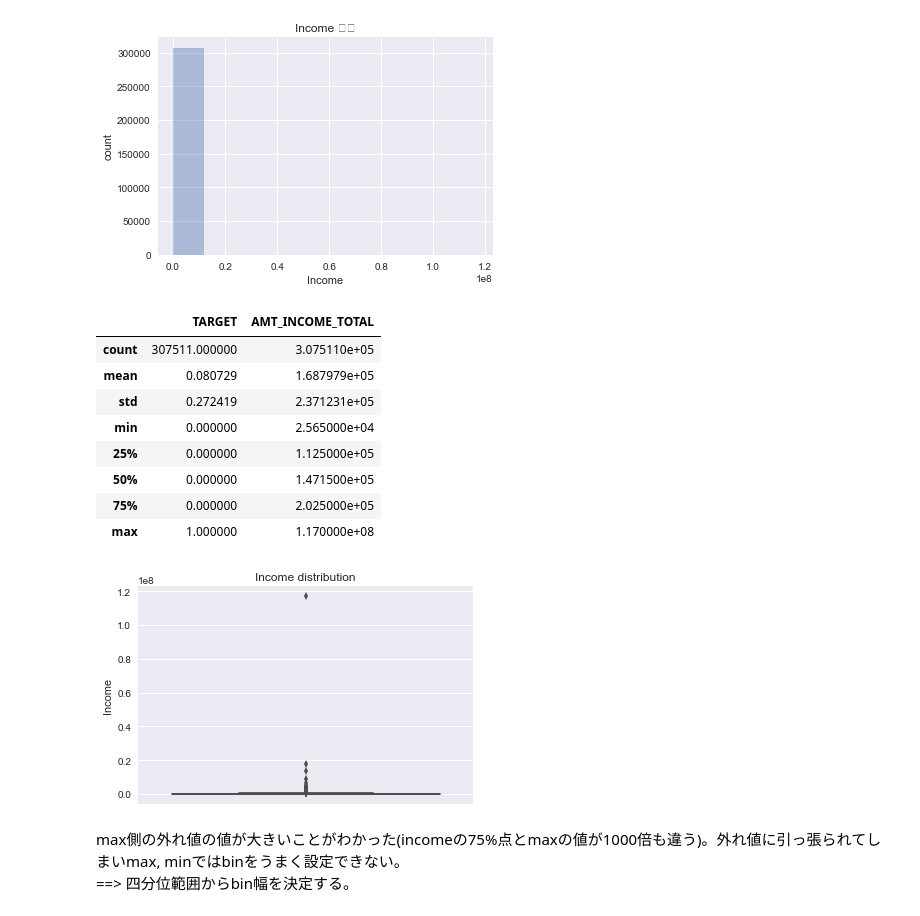
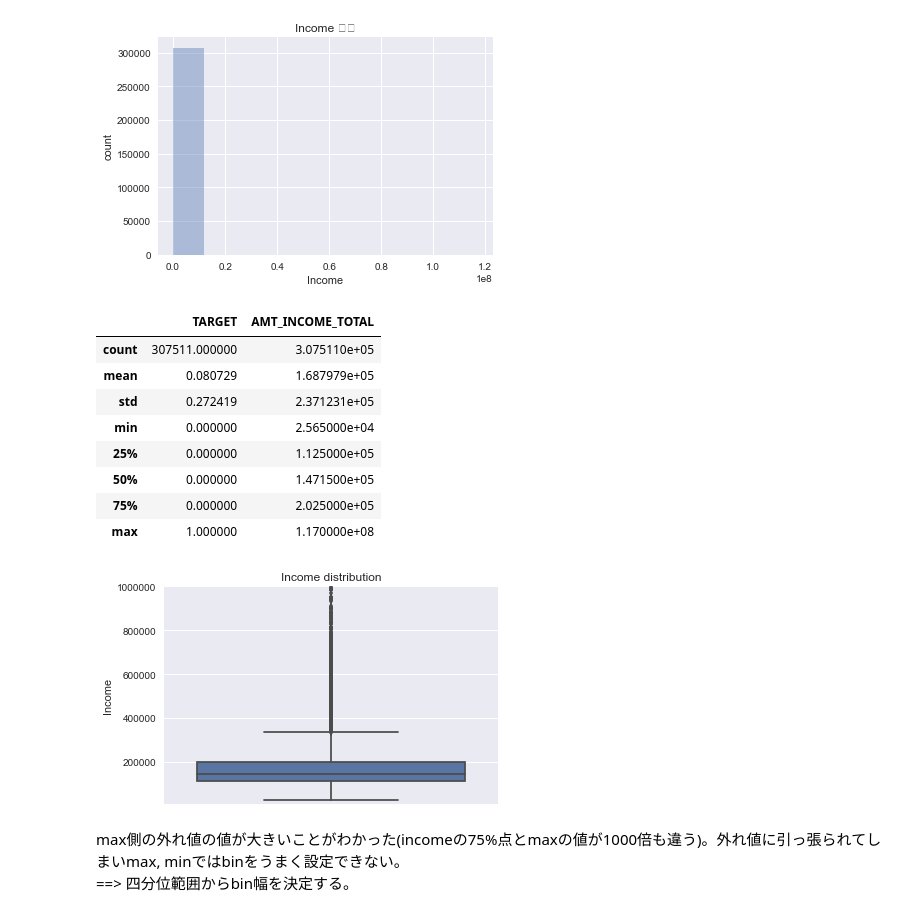
Before and after one commit to ns5849/diveintocode-ml, a Jupyter notebook: week3/week3-session1.ipynb, the cells around one changed output. Drawn from its saved outputs; the diff is of its cells as text; code cells hidden in the pictures.

```diff
--- a/week3/week3-session1.ipynb
+++ b/week3/week3-session1.ipynb
@@ -163,20 +163,21 @@ Max:117000000.0 Min:25650.0 Mean:168797.9
 # %%
 #sb.distplot(data_income.apply(np.log), kde=False, rug=False, bins=25)
 sb.boxplot(y='AMT_INCOME_TOTAL', data=data_to_use)
 plt.ylabel("Income")
 plt.title("Income distribution")
+plt.ylim(1e4, 1e6)
 data_to_use.describe()
 # %% [output]
 |  | TARGET | AMT_INCOME_TOTAL |
 | count | 307511.000000 | 3.075110e+05 |
 | mean | 0.080729 | 1.687979e+05 |
 | std | 0.272419 | 2.371231e+05 |
 | min | 0.000000 | 2.565000e+04 |
 | 25% | 0.000000 | 1.125000e+05 |
 | 50% | 0.000000 | 1.471500e+05 |
 | 75% | 0.000000 | 2.025000e+05 |
 | max | 1.000000 | 1.170000e+08 |
-[figure, old version]
+[figure, new version]
 # %% [markdown]
 max側の外れ値の値が大きいことがわかった(incomeの75%点とmaxの値が1000倍も違う)。外れ値に引っ張られてしまいmax, minではbinをうまく設定できない。
 ==> 四分位範囲からbin幅を決定する。
```
Also changed, not shown: parts of 8 cells of this notebook.
